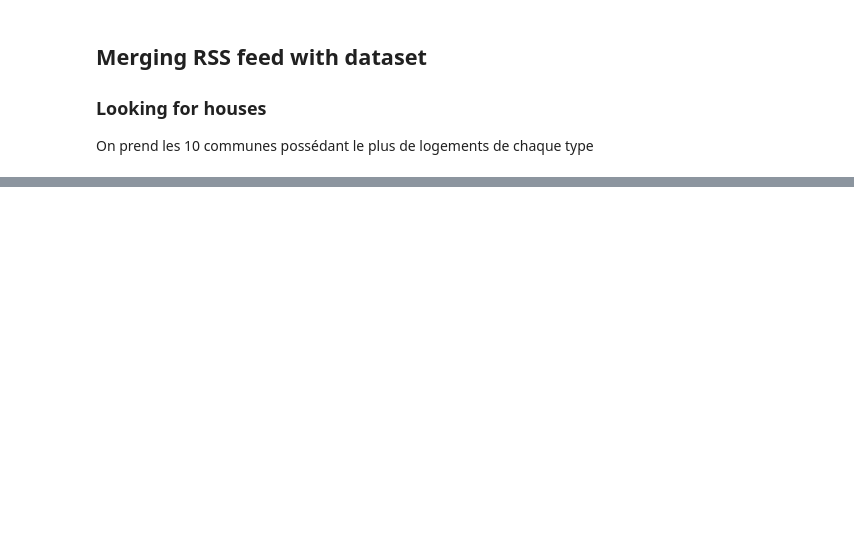
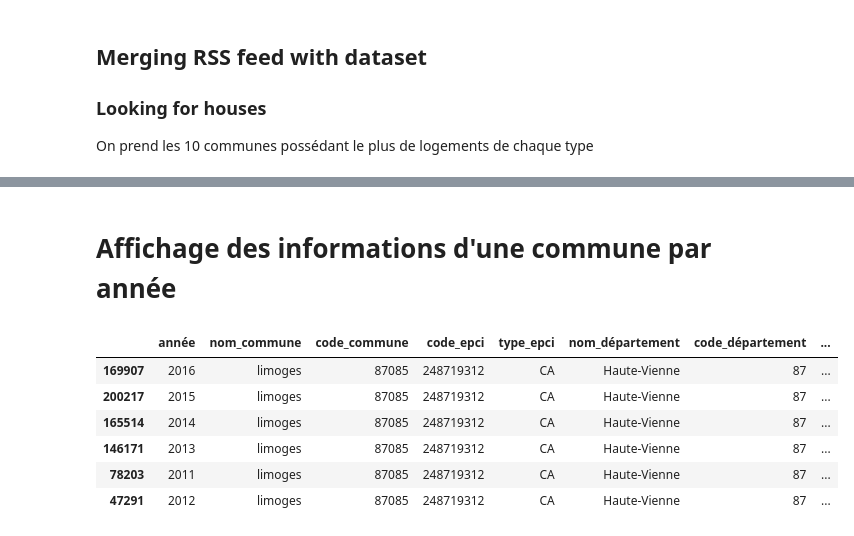
Before and after one commit to enzobes/house-rental-py, a Jupyter notebook: House-Rental.ipynb, the cells around one changed output, grey strips where cells are left out. Saved outputs shown, nothing was run; the diff lists cells and outputs as text; code cells hidden in the pictures; blank space fills up the shorter version.

```diff
--- a/House-Rental.ipynb
+++ b/House-Rental.ipynb
@@ -225,0 +318,13 @@ interact(selectCommune,x=communes )
+# %% [markdown]
+# Affichage des informations d'une commune par année
+# %%
+limoge = df_enedis[df_enedis['nom_commune'] == "limoges"].head(10)
+limoge
+# %% [output]
+|  | année | nom_commune | code_commune | code_epci | type_epci | nom_département | code_département | ... |
+| 169907 | 2016 | limoges | 87085 | 248719312 | CA | Haute-Vienne | 87 | ... |
+| 200217 | 2015 | limoges | 87085 | 248719312 | CA | Haute-Vienne | 87 | ... |
+| 165514 | 2014 | limoges | 87085 | 248719312 | CA | Haute-Vienne | 87 | ... |
+| 146171 | 2013 | limoges | 87085 | 248719312 | CA | Haute-Vienne | 87 | ... |
+| 78203 | 2011 | limoges | 87085 | 248719312 | CA | Haute-Vienne | 87 | ... |
+| 47291 | 2012 | limoges | 87085 | 248719312 | CA | Haute-Vienne | 87 | ... |
```
Also changed, not shown: parts of 20 cells of this notebook, 2 other files.
